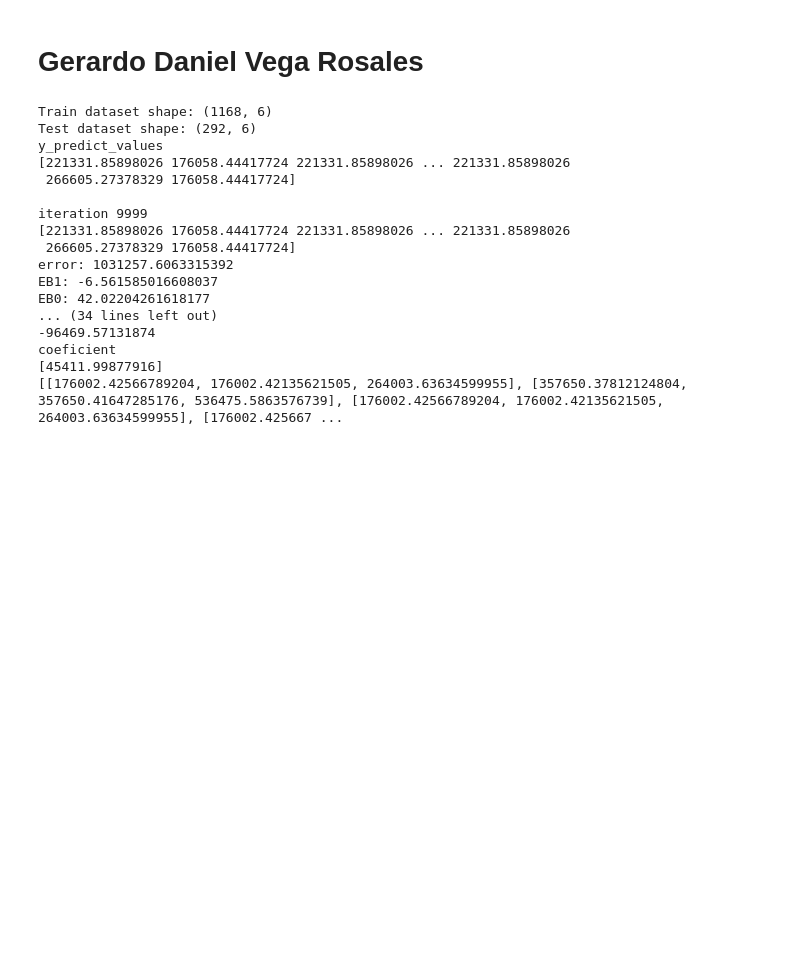
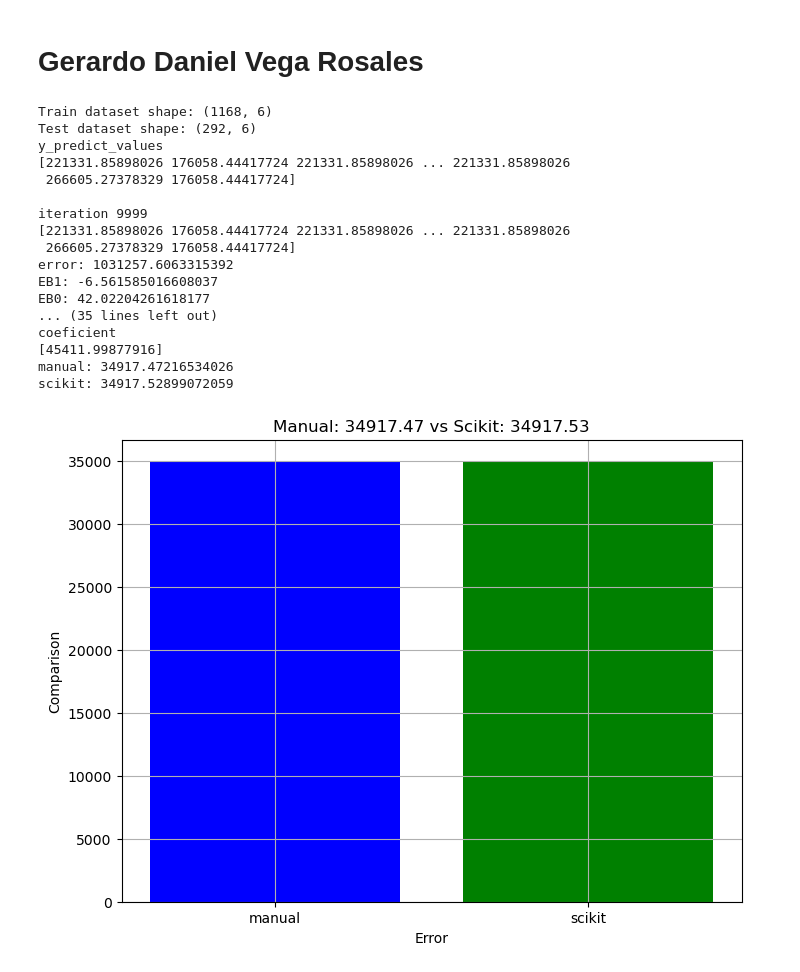
Before and after one commit to gdvr/proyecto1_24002907, a Jupyter notebook: linear_regresion.ipynb, the cells around one changed output. Cells and saved outputs as stored; diff of their text form; code cells hidden in the pictures; blank space fills up the shorter version.

```diff
--- a/linear_regresion.ipynb
+++ b/linear_regresion.ipynb
@@ -177,7 +178,21 @@ def predictModels(manual_model, scikit_model, values):
     return predict_list
 
 
-def testingModels(testing_data,manual_model, scikit_model):
-    predict_values = predictModels(dataList,reg,testing_data)
-    print(predict_values)
+def testingModels(testing_data,manual_model, scikit_model, x_var):
+    predict_values = predictModels(dataList,reg,testing_data[x_var].to_numpy())
+    manual_values = [inner_list[0] for inner_list in predict_values]
+    scikit_values = [inner_list[1] for inner_list in predict_values]
+
+    error_manual = np.sum(testing_data['SalePrice'].to_numpy() - manual_values)**2
+    error_manual = (error_manual/len(testing_data)) ** 0.5
+    error_scikit = np.sum(testing_data['SalePrice'].to_numpy() - scikit_values)**2
+    error_scikit = (error_scikit/len(testing_data)) ** 0.5
+
+    plt.figure(figsize=(8, 6))
+    plt.bar(['manual','scikit'], [error_manual,error_scikit],color=['blue', 'green'])
+    plt.xlabel('Error')
+    plt.ylabel('Comparison')
+    plt.title(f"Manual: {round(error_manual,2)} vs Scikit: {round(error_scikit,2)}")
+    plt.grid(True)
+    plt.show()
 # %%
@@ -203,37 +216,38 @@ train_df, test_df = slicingDataSet(df)
 #train_df['SalePrice'][0]
 
 #Fisrt variable
 b_data=[0,0]
 dataList = linearRegresion(train_df['OverallQual'].to_numpy(),train_df['SalePrice'].to_numpy(),30000,10000,0.01,b_data)
 #graphTrainingModel(dataList,1000)
 #graphError(dataList)
 reg = sckitLearningApproach(train_df['OverallQual'].to_numpy(),train_df['SalePrice'].to_numpy())
 #print(predictModels(dataList,reg,[2,4,5]))
-testingModels(test_df['OverallQual'].to_numpy(),dataList,reg)
+testingModels(test_df,dataList,reg,'OverallQual')
 #second Varuable
 #data=[0,0]
 #linearRegresion(train_df['1stFlrSF'].to_numpy(),train_df['SalePrice'].to_numpy(),10,1,0.01,b_data)
 #reg = sckitLearningApproach(train_df['1stFlrSF'].to_numpy(),train_df['SalePrice'].to_numpy())
 #OverallQual
 #1stFlSF
 # %% [output]
 Train dataset shape: (1168, 6)
 Test dataset shape: (292, 6)
 y_predict_values
 [221331.85898026 176058.44417724 221331.85898026 ... 221331.85898026
  266605.27378329 176058.44417724]
 
 iteration 9999
 [221331.85898026 176058.44417724 221331.85898026 ... 221331.85898026
  266605.27378329 176058.44417724]
 error: 1031257.6063315392
 EB1: -6.561585016608037
 EB0: 42.02204261618177
-... (34 lines left out)
--96469.57131874
+... (35 lines left out)
 coeficient
 [45411.99877916]
-[[176002.42566789204, 176002.42135621505, 264003.63634599955], [357650.37812124804, 357650.41647285176, 536475.5863576739], [176002.42566789204, 176002.42135621505, 264003.63634599955], [176002.425667 ...
+manual: 34917.47216534026
+scikit: 34917.52899072059
+[figure, added]
 # %%
 %%bash
 echo "Start Script"
```
Also changed, not shown: parts of 3 cells of this notebook.
